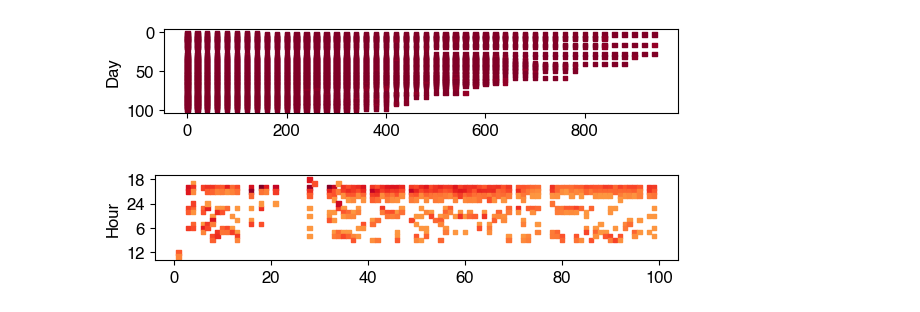
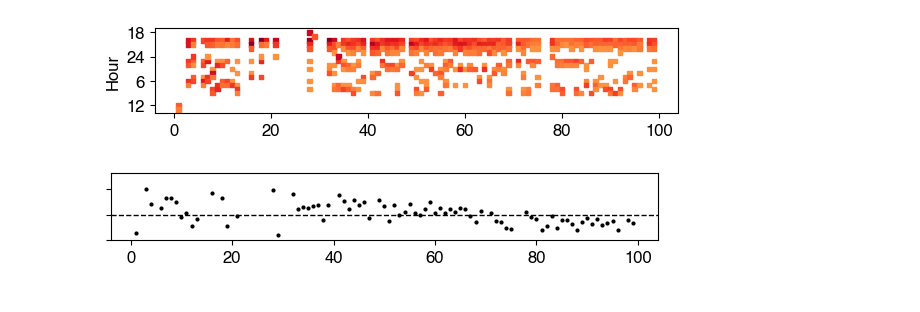
Before and after one commit to griegner/drift-diffusion, a Jupyter notebook: figures/fig03.ipynb, the cells around one changed output. Cells and saved outputs as stored; diff of their text form; code cells hidden in the pictures.

Commit message:
update figures and precomputed results

```diff
--- a/figures/fig03.ipynb
+++ b/figures/fig03.ipynb
@@ -21,13 +21,15 @@ n trials: 42754          n trials/day: mean=541.2, std=203.7     n trials/bin: m
 # %%
-# fit and plot heatmaps
-
-hm_fitby_trial = df195.groupby(["trial", "day"], as_index=False)["RT"].count()
-fig, ax = plt.subplots(figsize=(5.8, 1.2), layout="constrained")
-fig03.plot_heatmap(ax, hm_fitby_trial, fitby="trial")
-
-hm_fitby_day = df195.groupby(["day", "hour"], as_index=False)["RT"].count()
+# day in study
+hm_fitby_day = df195.query("trial > 0").groupby(["day", "hour"], as_index=False)["RT"].count()
 fig, ax = plt.subplots(figsize=(5.8, 1.2), layout="constrained")
 fig03.plot_heatmap(ax=ax, df=hm_fitby_day, fitby="day")
+
+n_fitby_day = df195.query("trial > 0").groupby(["day"], as_index=False)["RT"].count()
+fig, ax = plt.subplots(figsize=(5.6, 1), layout="constrained")
+ax.scatter(n_fitby_day["day"], n_fitby_day["RT"], c="k", s=4)
+ax.set(yticks=[0, 500, 1000], ylim=[0, 1300], yticklabels=[])
+ax.axhline(500, ls="--", lw=1, c="k")
+fig.savefig("tmp.pdf")
 # %% [output]
-[figure, old version]
+[figure, new version]
-[figure, old version]
+[figure, new version]
```
Also changed, not shown: parts of 4 cells of this notebook, 11 other files.
